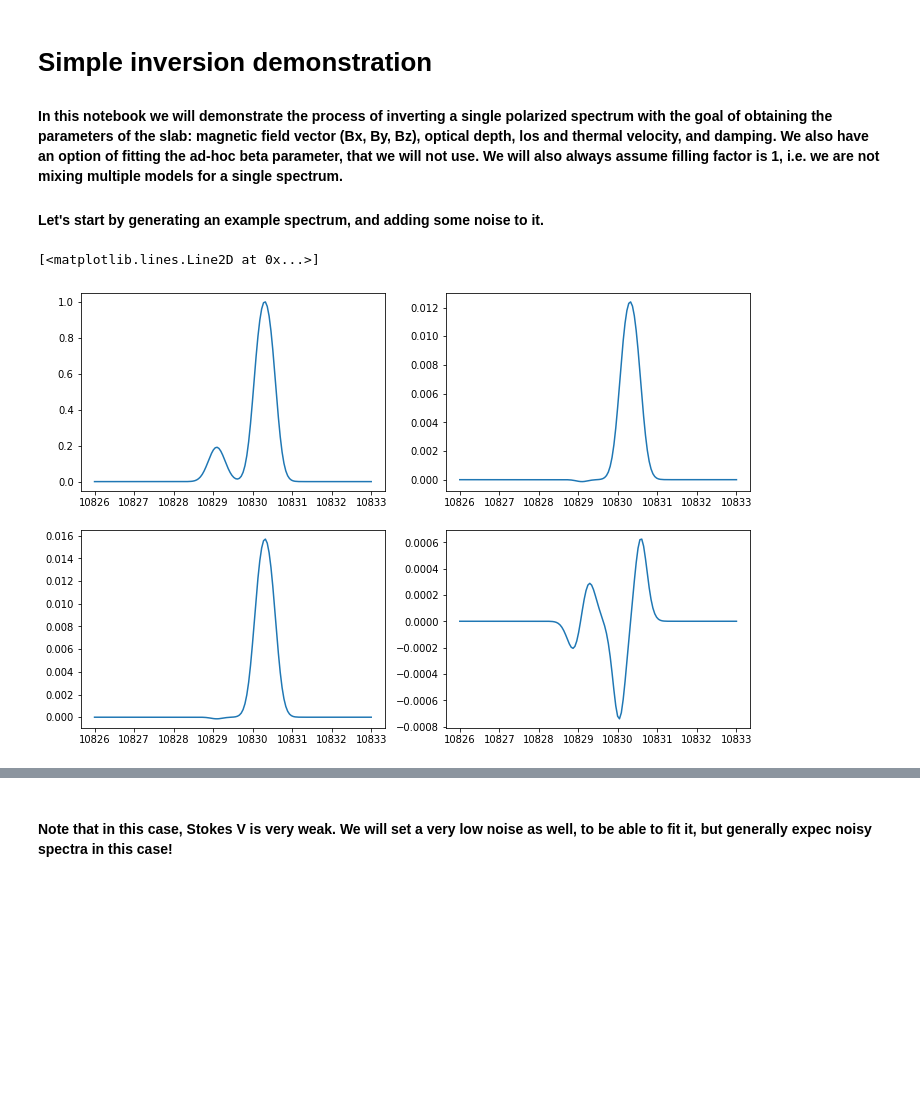
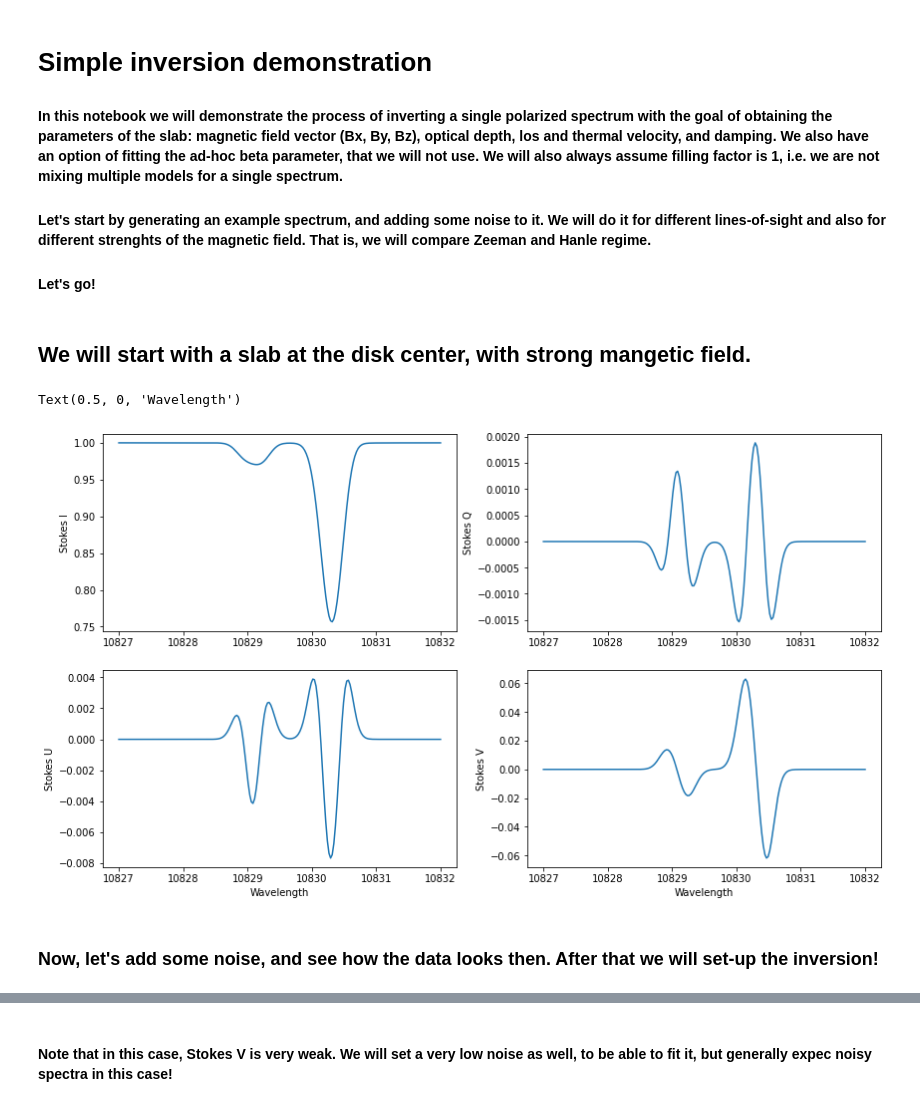
Before and after one commit to ivanzmilic/dkist_workshop_5, a Jupyter notebook: test_inversion.ipynb, the cells around one changed output, grey strips where cells are left out. Saved outputs shown, nothing was run; the diff lists cells and outputs as text; code cells hidden in the pictures; blank space fills up the shorter version.

Commit message:
Added some more ini files and expanded the inversion notebook

```diff
--- a/test_inversion.ipynb
+++ b/test_inversion.ipynb
@@ -4,35 +4,48 @@
 
 #### In this notebook we will demonstrate the process of inverting a single polarized spectrum with the goal of obtaining the parameters of the slab: magnetic field vector (Bx, By, Bz), optical depth, los and thermal velocity, and damping. We also have an option of fitting the ad-hoc beta parameter, that we will not use. We will also always assume filling factor is 1, i.e. we are not mixing multiple models for a single spectrum.
 
-#### Let's start by generating an example spectrum, and adding some noise to it.
+#### Let's start by generating an example spectrum, and adding some noise to it. We will do it for different lines-of-sight and also for different strenghts of the magnetic field. That is, we will compare Zeeman and Hanle regime.
+
+#### Let's go!
 # %%
 import numpy as np
 import matplotlib.pyplot as plt
 import hazel
 import h5py
+# %% [markdown]
+## We will start with a slab at the disk center, with strong mangetic field.
 # %%
 mod = hazel.Model(working_mode='synthesis')
-mod.add_spectral({'Name': 'spec1', 'Wavelength': [10826, 10833, 150], 'topology': 'ch1',
-    'LOS': [90.0,0.0,90.0], 'Boundary condition': [0.0,0.0,0.0,0.0]})
-mod.add_chromosphere({'Name': 'ch1', 'Spectral region': 'spec1', 'Height': 15.0, 'Line': '10830', 'Wavelength': [10826, 10833]})
+mod.add_spectral({'Name': 'spec1', 'Wavelength': [10827, 10832, 200], 'topology': 'ch1',
+    'LOS': [0.0,0.0,0.0], 'Boundary condition': [1.0,0.0,0.0,0.0]})
+mod.add_chromosphere({'Name': 'ch1', 'Spectral region': 'spec1', 'Height': 5.0, 'Line': '10830', 'Wavelength': [10827, 10832]})
 mod.setup()
 # Vector of parameters are (Bx,By,Bztau,v,deltav,beta,a) and then the ff
-mod.atmospheres['ch1'].set_parameters([4.0,-3.0,7.0,1.0,0.0,8.0,1.0,0.0],1.0)
+params_original = [500.0,700.0,1000.0,0.5,0.0,5.0,1.0,0.01]
+mod.atmospheres['ch1'].set_parameters(params_original,1.0)
 mod.synthesize()
 
 # This is where the wavelength hides
 ll = mod.spectrum['spec1'].wavelength_axis
 n_wvl = len(ll)
 
-plt.figure(figsize=[12,8])
+plt.figure(figsize=[14,8])
 plt.subplot(221)
 plt.plot(ll,mod.spectrum['spec1'].stokes[0,:])
+plt.ylabel("Stokes I")
 plt.subplot(222)
 plt.plot(ll,mod.spectrum['spec1'].stokes[1,:])
+plt.ylabel("Stokes Q")
 plt.subplot(223)
 plt.plot(ll,mod.spectrum['spec1'].stokes[2,:])
+plt.ylabel("Stokes U")
+plt.xlabel("Wavelength")
 plt.subplot(224)
 plt.plot(ll,mod.spectrum['spec1'].stokes[3,:])
+plt.ylabel("Stokes V")
+plt.xlabel("Wavelength")
 # %% [output]
-[<matplotlib.lines.Line2D at 0x...>]
+Text(0.5, 0, 'Wavelength')
-[figure, old version]
+[figure, new version]
+# %% [markdown]
+### Now, let's add some noise, and see how the data looks then. After that we will set-up the inversion!
```
Also changed, not shown: parts of 48 cells of this notebook, 3 other files.
